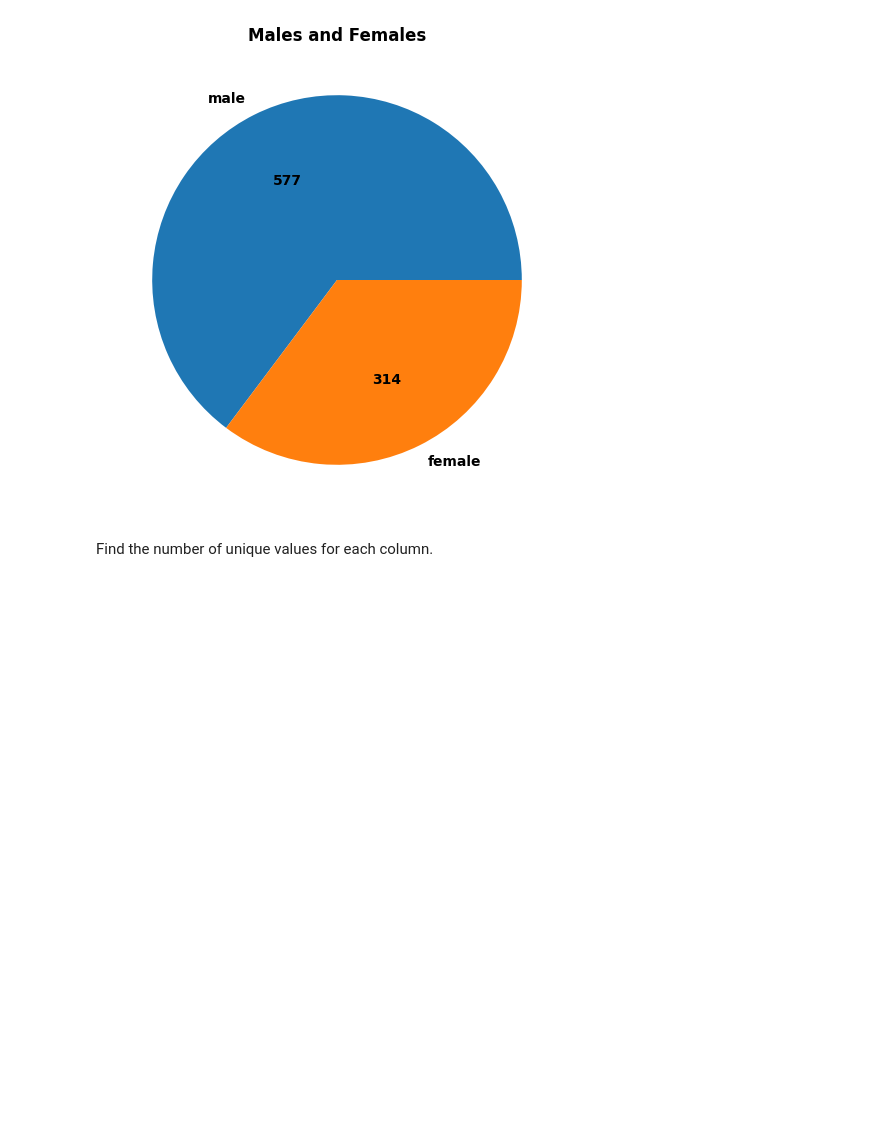
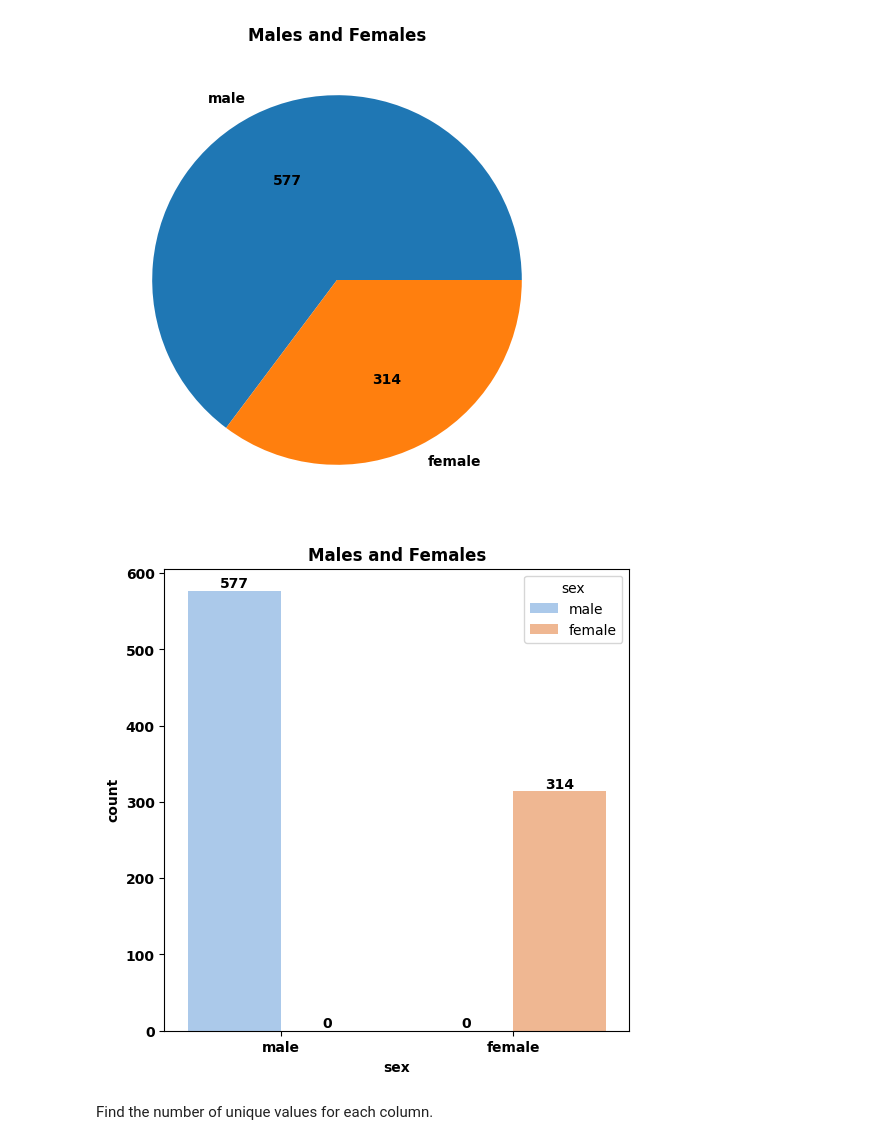
Before and after one commit to dilekdd/Pandas_Exercises_1, a Jupyter notebook: pandas-exercises-1.ipynb, the cells around one changed output. Saved outputs shown, nothing was run; the diff lists cells and outputs as text; code cells hidden in the pictures; blank space fills up the shorter version.

```diff
--- a/pandas-exercises-1.ipynb
+++ b/pandas-exercises-1.ipynb
@@ -54,4 +54,23 @@ plt.title("Males and Females", fontweight='bold')
 plt.show()
 # %% [output]
 [figure]
+# %%
+plt.figure(figsize=(6, 6)) #Graph size
+ax = sns.countplot(x='sex', data=df, hue='sex', palette='pastel')
+
+#Graph display settings
+plt.xlabel("sex", fontweight='bold')
+plt.ylabel("count", fontweight='bold')
+plt.title("Males and Females", fontweight='bold')
+
+plt.xticks(fontweight='bold')
+plt.yticks(fontweight='bold')
+
+#Adding data labels on each bar
+for i in ax.containers:
+    ax.bar_label(i, label_type='edge', fontsize=10, fontweight='bold')
+
+plt.show()
+# %% [output]
+[figure, added]
 # %% [markdown]
```
Also changed, not shown: parts of 1 cell of this notebook.
